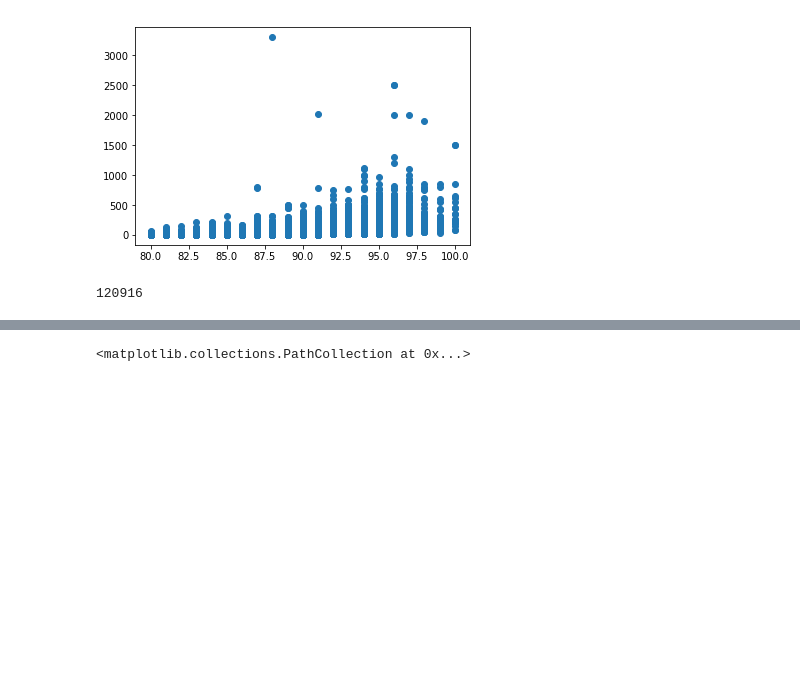
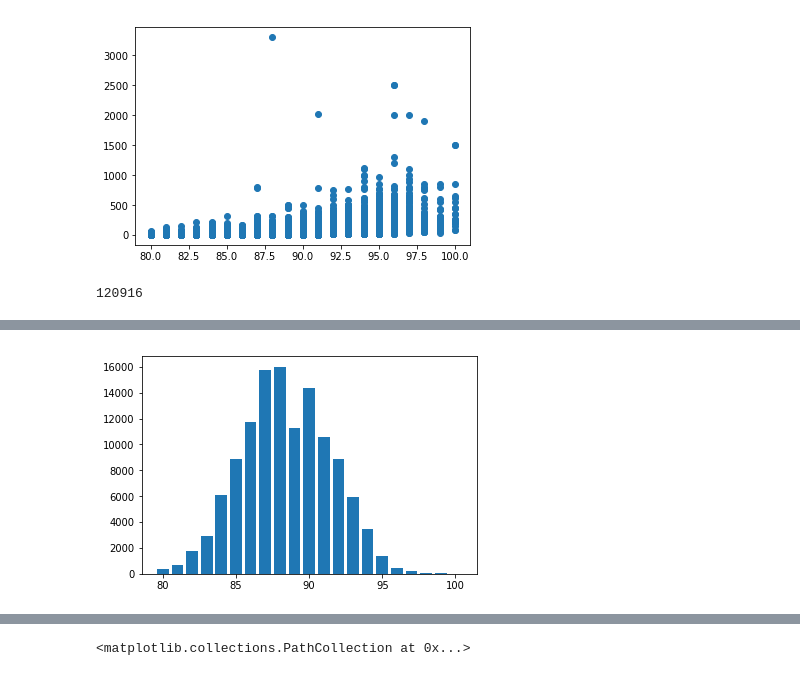
Before and after one commit to renatonico/Pygeons, a Jupyter notebook: notebooks/angel.ipynb, the cells around one changed output, grey strips where cells are left out. Cells and saved outputs as stored; diff of their text form; code cells hidden in the pictures; blank space fills up the shorter version.

```diff
--- a/notebooks/angel.ipynb
+++ b/notebooks/angel.ipynb
@@ -254,2 +275,5 @@ len(ccountry)
 # %% [output]
 120916
+# %%
+pts_counts = clean_data.groupby('points')['Unnamed: 0'].count()
+pts_counts
@@ -255,0 +298,5 @@ len(ccountry)
+# %%
+plt.bar(median_price['points'],pts_counts)
+plt.show()
+# %% [output]
+[figure, added]
```
Also changed, not shown: parts of 8 cells of this notebook.
